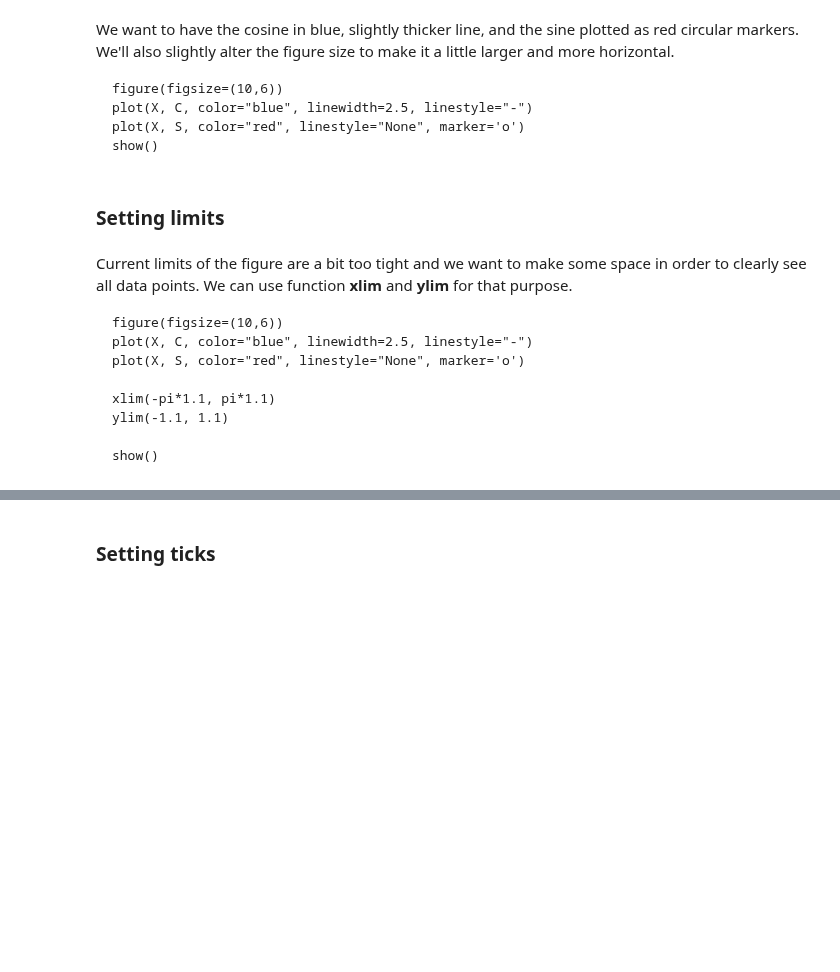
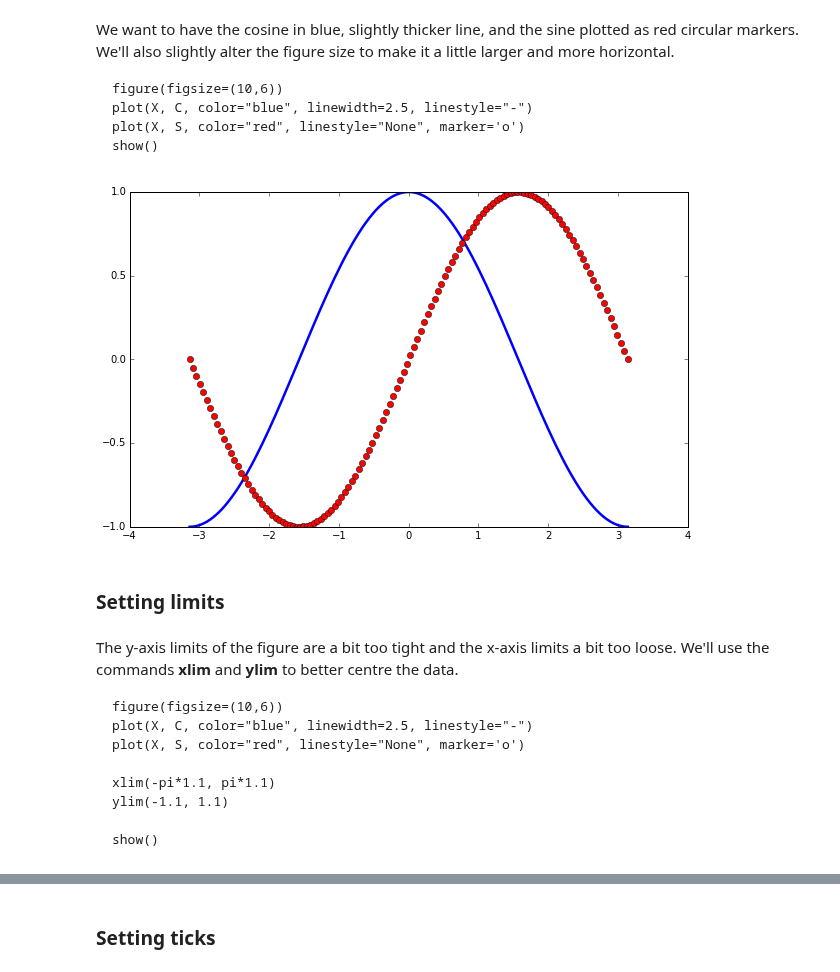
Before and after one commit to Clyde-fare/Imperial_Chem_Python, a Jupyter notebook: C_Y1/workshop1/intro_to_pylab.ipynb, the cells around one changed output, grey strips where cells are left out. Drawn from its saved outputs; the diff is of its cells as text; code cells hidden in the pictures; blank space fills up the shorter version.

```diff
--- a/C_Y1/workshop1/intro_to_pylab.ipynb
+++ b/C_Y1/workshop1/intro_to_pylab.ipynb
@@ -395,10 +395,21 @@ We want to have the cosine in blue, slightly thicker line, and the sine plotted
     plot(X, C, color="blue", linewidth=2.5, linestyle="-")
     plot(X, S, color="red", linestyle="None", marker='o')
     show()
+# %%
+X = linspace(-pi, pi, 128)
+C = cos(X)
+S = sin(X)
+
+figure(figsize=(10,6))
+plot(X, C, color="blue", linewidth=2.5, linestyle="-")
+plot(X, S, color="red", linestyle="None", marker='o')
+show()
+# %% [output]
+[figure, added]
 # %% [markdown]
 ### Setting limits
 # %% [markdown]
-Current limits of the figure are a bit too tight and we want to make some space in order to clearly see all data points. We can use function **xlim** and **ylim** for that purpose.
+The y-axis limits of the figure are a bit too tight and the x-axis limits a bit too loose. We'll use the commands **xlim** and **ylim** to better centre the data.
 
 
     figure(figsize=(10,6))
```
Also changed, not shown: parts of 12 cells of this notebook.
